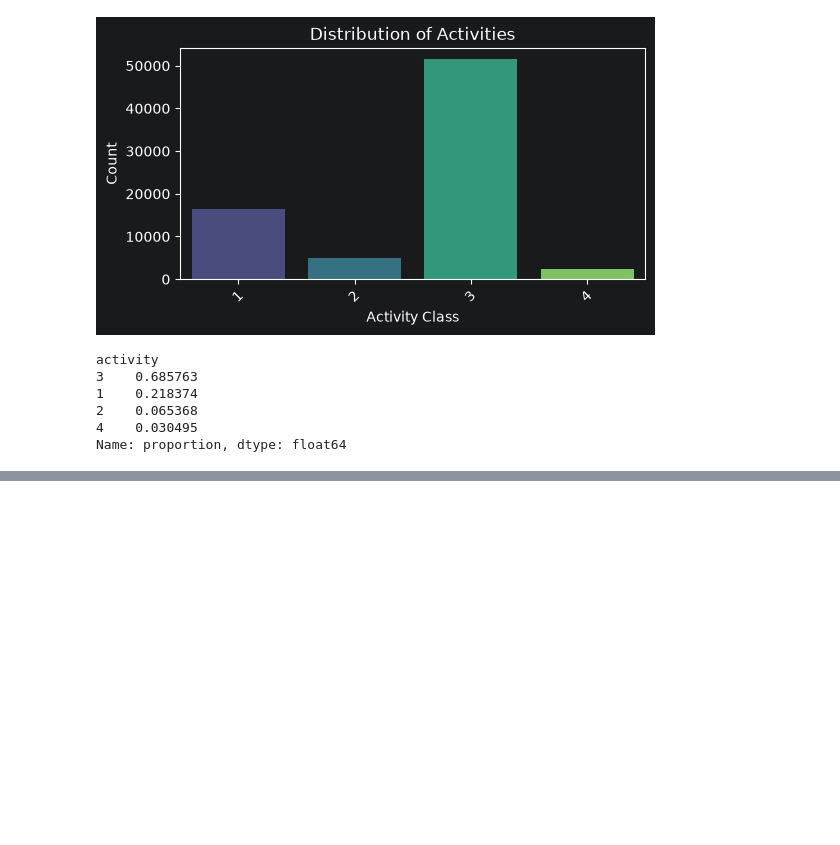
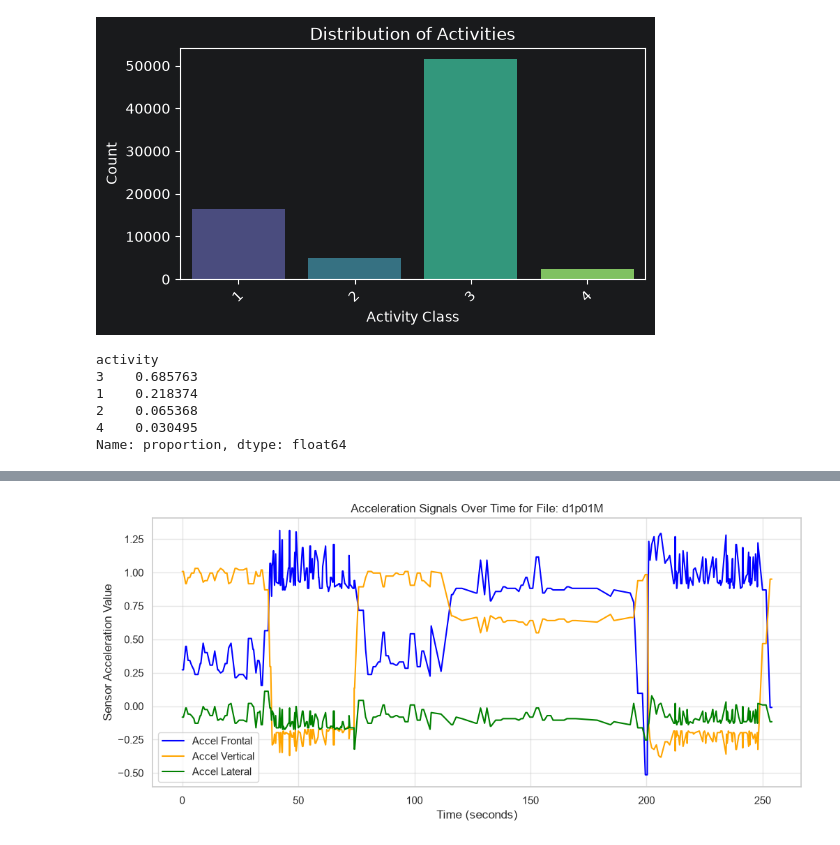
Before and after one commit to R3ALITI3S/MachineLearningMiniProject, a Jupyter notebook: Version 2.ipynb, the cells around one changed output, grey strips where cells are left out. Cells and saved outputs as stored; diff of their text form; code cells hidden in the pictures; blank space fills up the shorter version.

```diff
--- a/Version 2.ipynb
+++ b/Version 2.ipynb
@@ -114,0 +167,16 @@ Name: proportion, dtype: float64
+# %%
+# Filter for a single sample file to inspect continuous sensor readings over time
+sample_file_name = df['source_file'].iloc[0]
+subset_df = df[df['source_file'] == sample_file_name].head(1000)
+
+plt.figure(figsize=(12, 5))
+plt.plot(subset_df['time'], subset_df['accel_frontal'], label='Accel Frontal', color='blue')
+plt.plot(subset_df['time'], subset_df['accel_vertical'], label='Accel Vertical', color='orange')
+plt.plot(subset_df['time'], subset_df['accel_lateral'], label='Accel Lateral', color='green')
+plt.title(f'Acceleration Signals Over Time for File: {sample_file_name}')
+plt.xlabel('Time (seconds)')
+plt.ylabel('Sensor Acceleration Value')
+plt.legend()
+plt.show()
+# %% [output]
+[figure, added]
```
Also changed, not shown: parts of 13 cells of this notebook.
